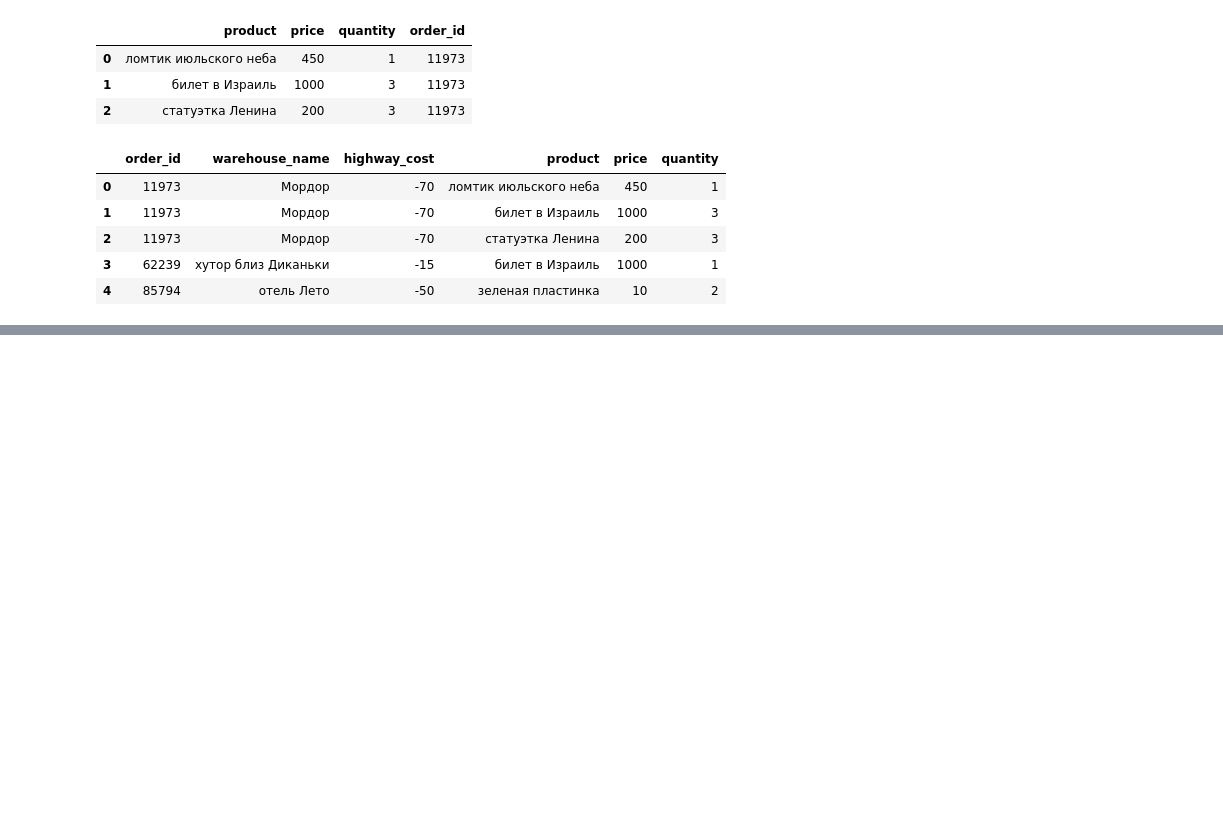
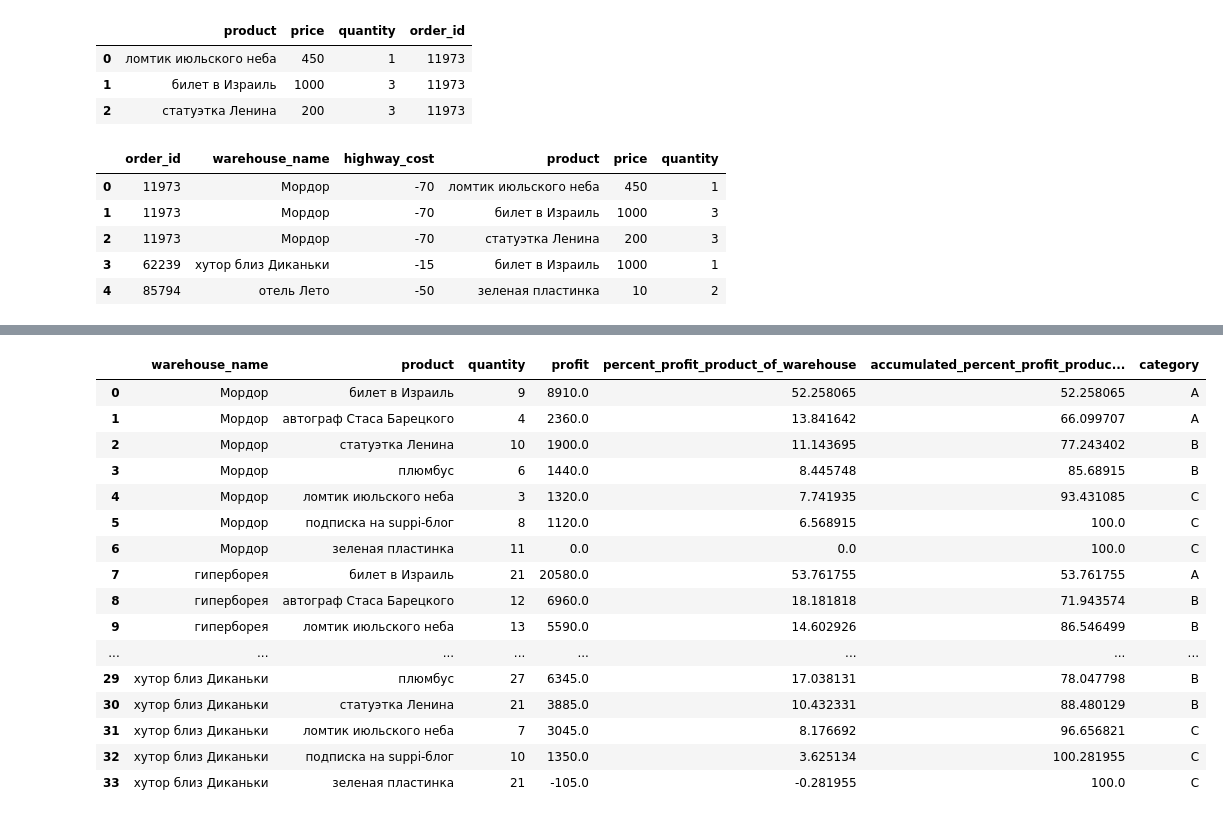
Before and after one commit to sergeybylinin/Geekbrains, a Jupyter notebook: тестовое задание 2023-09-20/trial_task.ipynb, the cells around one changed output, grey strips where cells are left out. Cells and saved outputs as stored; diff of their text form; code cells hidden in the pictures; blank space fills up the shorter version.

```diff
--- a/тестовое задание 2023-09-20/trial_task.ipynb
+++ b/тестовое задание 2023-09-20/trial_task.ipynb
@@ -77,0 +104,15 @@ df.groupby(['warehouse_name', 'order_id'])\
+# %%
+# 4. Составить табличку типа 'warehouse_name' , 'product','quantity', 'profit', 'percent_profit_product_of_warehouse'
+# (процент прибыли продукта заказанного из определенного склада к прибыли этого склада)
+
+df_4 = df.merge(df_1.reset_index(), on='warehouse_name', how='left')
+df_4['income'] = df_4['price'] * df_4['quantity']
+df_4['expenses'] = df_4['quantity'] * df_4['delivery_cost_to_the_warehouse']
+df_4['profit'] = df_4['income'] + df_4['expenses']
+profit_of_warehouse = df_4.groupby('warehouse_name')['profit'].sum().reset_index().rename(columns = {'profit': 'product_of_warehouse'})
+df_4 = df_4.groupby(['warehouse_name', 'product'], as_index=False)['quantity', 'profit'].sum()
+df_4 = df_4.merge(profit_of_warehouse, on='warehouse_name', how='left')
+df_4['percent_profit_product_of_warehouse'] = df_4['profit'] / df_4['product_of_warehouse'] * 100
+# df_4['percent_profit_product_of_warehouse'] = df_4['percent_profit_product_of_warehouse'].apply(lambda x: round(x, 2))
+df_4 = df_4.drop(columns=['product_of_warehouse'])
+df_4
@@ -77,0 +137,12 @@ df.groupby(['warehouse_name', 'order_id'])\
+# %%
+# 5. Взять предыдущую табличку и отсортировать 'percent_profit_product_of_warehouse' по убыванию,
+# после посчитать накопленный процент. Накопленный процент - это новый столбец в этой табличке, который должен называться
+# 'accumulated_percent_profit_product_of_warehouse'.
+# По своей сути это постоянно растущая сумма отсортированного по убыванию столбца 'percent_profit_product_of_warehouse'.
+
+df_5 = pd.DataFrame(columns=df_4.columns.tolist() + ['accumulated_percent_profit_product_of_warehouse'])
+for warehouse_name in df_4['warehouse_name'].unique():
+    ds = df_4.loc[df_4['warehouse_name']==warehouse_name].sort_values(by='percent_profit_product_of_warehouse', ascending=False)
+    ds['accumulated_percent_profit_product_of_warehouse'] = ds["percent_profit_product_of_warehouse"].cumsum()
+    df_5 = pd.concat([df_5, ds], axis=0)
+df_5
@@ -77,0 +167,32 @@ df.groupby(['warehouse_name', 'order_id'])\
+# %%
+# 6. Присвоить A,B,C - категории на основании значения накопленного процента ('accumulated_percent_profit_product_of_warehouse').
+# Если значение накопленного процента меньше или равно 70, то категория A.
+# Если от 70 до 90 (включая 90), то категория Б. Остальное - категория C. Новый столбец обозначить в таблице как 'category'
+
+df_6 = df_5.copy()
+df_6['category'] = pd.cut(
+    df_6['accumulated_percent_profit_product_of_warehouse'],
+    bins=[-float('inf'), 70, 90, float('inf')] ,
+    right = True,
+    labels=['A', 'B', 'C']
+)
+df_6 = df_6.reset_index(drop=True)
+df_6
+# %% [output]
+|  | warehouse_name | product | quantity | profit | percent_profit_product_of_warehouse | accumulated_percent_profit_produc... | category |
+| 0 | Мордор | билет в Израиль | 9 | 8910.0 | 52.258065 | 52.258065 | A |
+| 1 | Мордор | автограф Стаса Барецкого | 4 | 2360.0 | 13.841642 | 66.099707 | A |
+| 2 | Мордор | статуэтка Ленина | 10 | 1900.0 | 11.143695 | 77.243402 | B |
+| 3 | Мордор | плюмбус | 6 | 1440.0 | 8.445748 | 85.68915 | B |
+| 4 | Мордор | ломтик июльского неба | 3 | 1320.0 | 7.741935 | 93.431085 | C |
+| 5 | Мордор | подписка на suppi-блог | 8 | 1120.0 | 6.568915 | 100.0 | C |
+| 6 | Мордор | зеленая пластинка | 11 | 0.0 | 0.0 | 100.0 | C |
+| 7 | гиперборея | билет в Израиль | 21 | 20580.0 | 53.761755 | 53.761755 | A |
+| 8 | гиперборея | автограф Стаса Барецкого | 12 | 6960.0 | 18.181818 | 71.943574 | B |
+| 9 | гиперборея | ломтик июльского неба | 13 | 5590.0 | 14.602926 | 86.546499 | B |
+| ... | ... | ... | ... | ... | ... | ... | ... |
+| 29 | хутор близ Диканьки | плюмбус | 27 | 6345.0 | 17.038131 | 78.047798 | B |
+| 30 | хутор близ Диканьки | статуэтка Ленина | 21 | 3885.0 | 10.432331 | 88.480129 | B |
+| 31 | хутор близ Диканьки | ломтик июльского неба | 7 | 3045.0 | 8.176692 | 96.656821 | C |
+| 32 | хутор близ Диканьки | подписка на suppi-блог | 10 | 1350.0 | 3.625134 | 100.281955 | C |
+| 33 | хутор близ Диканьки | зеленая пластинка | 21 | -105.0 | -0.281955 | 100.0 | C |
```
Also changed, not shown: parts of 11 cells of this notebook.
